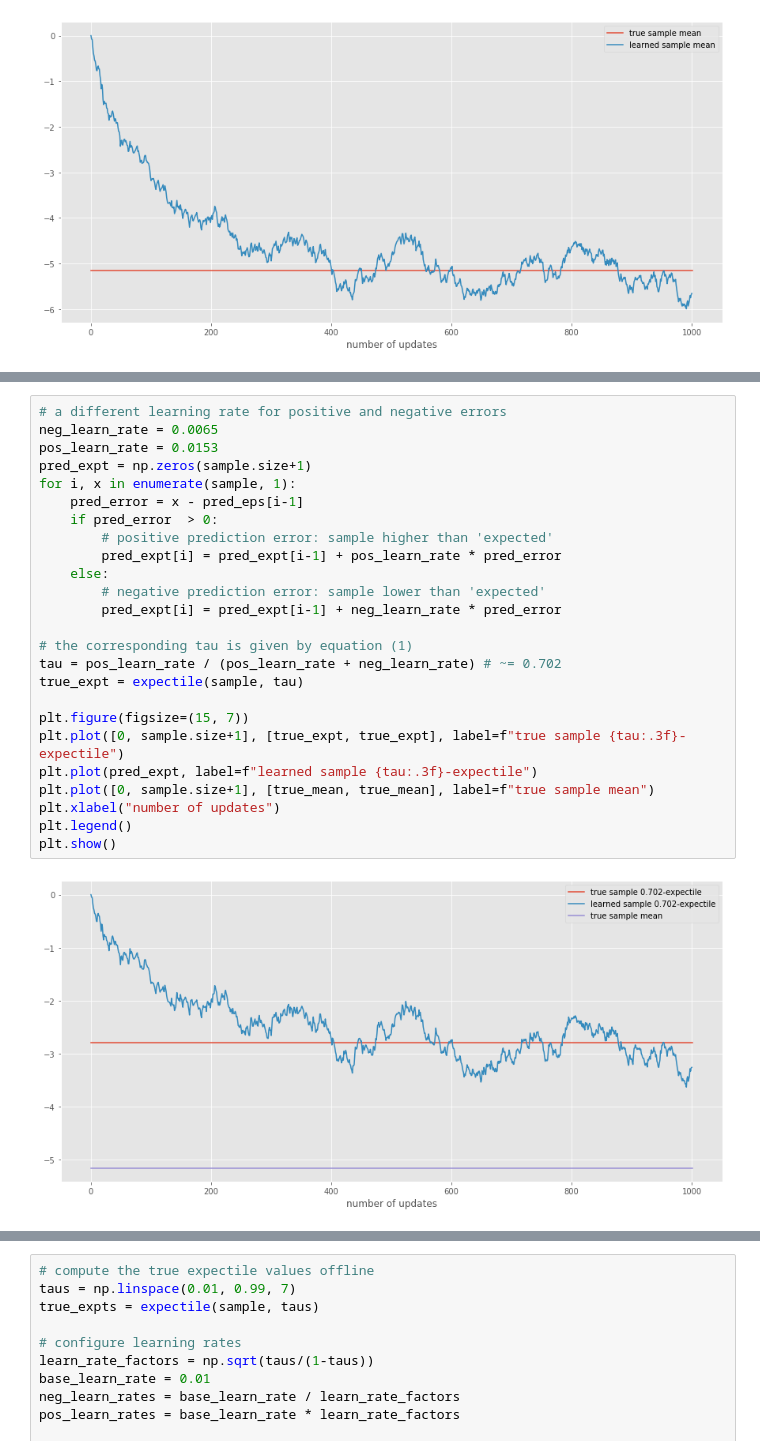
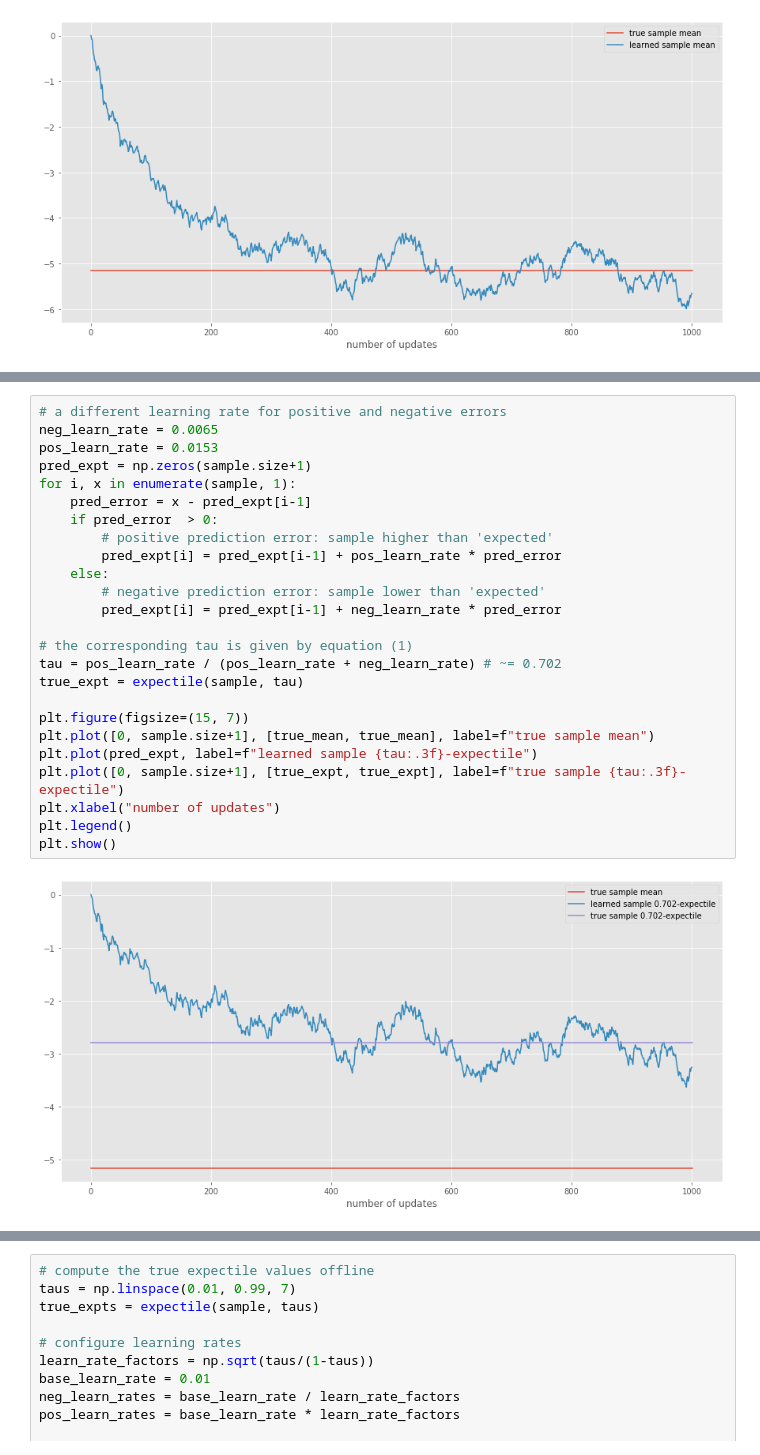
Before and after one commit to matomatical/neuRL, a Jupyter notebook: LearningRateStability.ipynb, the cells around one changed output, grey strips where cells are left out. Drawn from its saved outputs; the diff is of its cells as text.

```diff
--- a/LearningRateStability.ipynb
+++ b/LearningRateStability.ipynb
@@ -103,30 +125,30 @@ This happens because the learning process will need to move away from the mean t
 # %%
 # a different learning rate for positive and negative errors
 neg_learn_rate = 0.0065
 pos_learn_rate = 0.0153
 pred_expt = np.zeros(sample.size+1)
 for i, x in enumerate(sample, 1):
-    pred_error = x - pred_eps[i-1]
+    pred_error = x - pred_expt[i-1]
     if pred_error  > 0:
         # positive prediction error: sample higher than 'expected'
         pred_expt[i] = pred_expt[i-1] + pos_learn_rate * pred_error
     else:
         # negative prediction error: sample lower than 'expected'
         pred_expt[i] = pred_expt[i-1] + neg_learn_rate * pred_error
 
 # the corresponding tau is given by equation (1)
 tau = pos_learn_rate / (pos_learn_rate + neg_learn_rate) # ~= 0.702
 true_expt = expectile(sample, tau)
 
 plt.figure(figsize=(15, 7))
+plt.plot([0, sample.size+1], [true_mean, true_mean], label=f"true sample mean")
+plt.plot(pred_expt, label=f"learned sample {tau:.3f}-expectile")
 plt.plot([0, sample.size+1], [true_expt, true_expt], label=f"true sample {tau:.3f}-expectile")
-plt.plot(pred_expt, label=f"learned sample {tau:.3f}-expectile")
-plt.plot([0, sample.size+1], [true_mean, true_mean], label=f"true sample mean")
 plt.xlabel("number of updates")
 plt.legend()
 plt.show()
 # %% [output]
-[figure, old version]
+[figure, new version]
 # %% [markdown]
 ### Setting the learning rates
 
```
Also changed, not shown: parts of 15 cells of this notebook, 6 other files.
